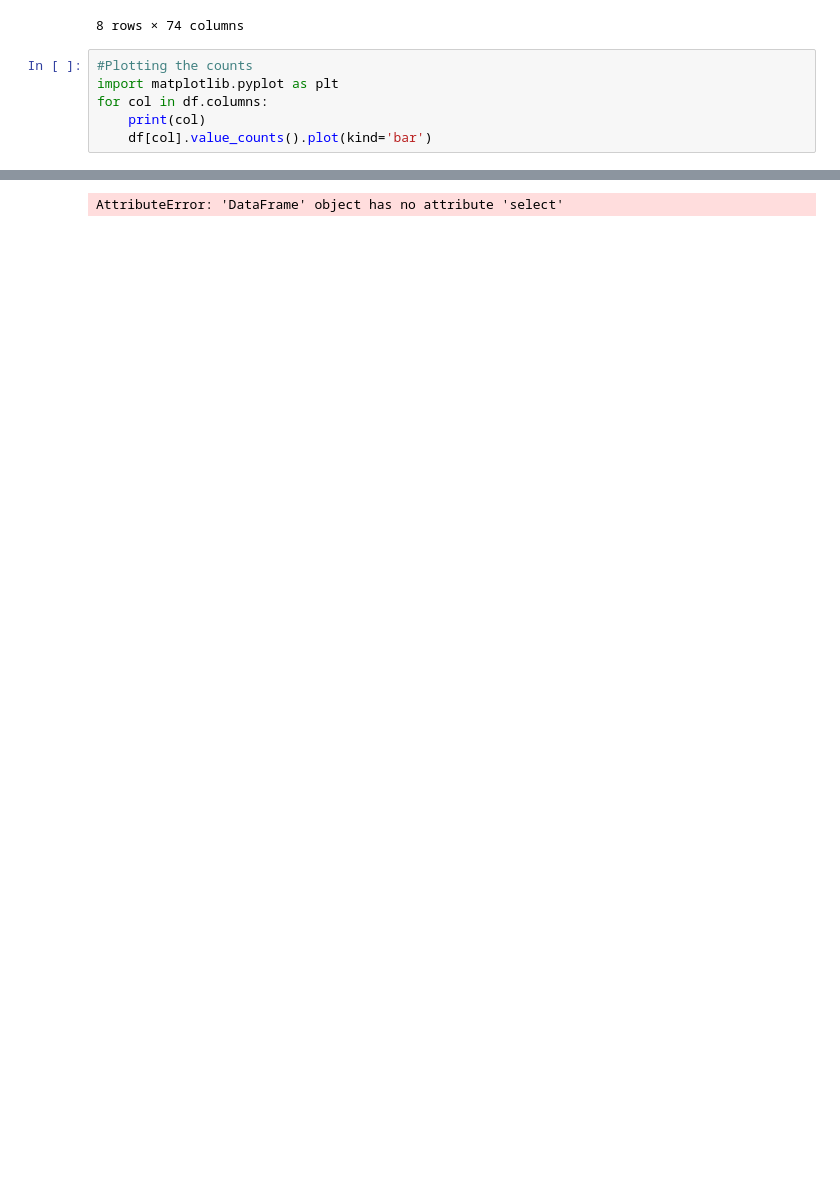
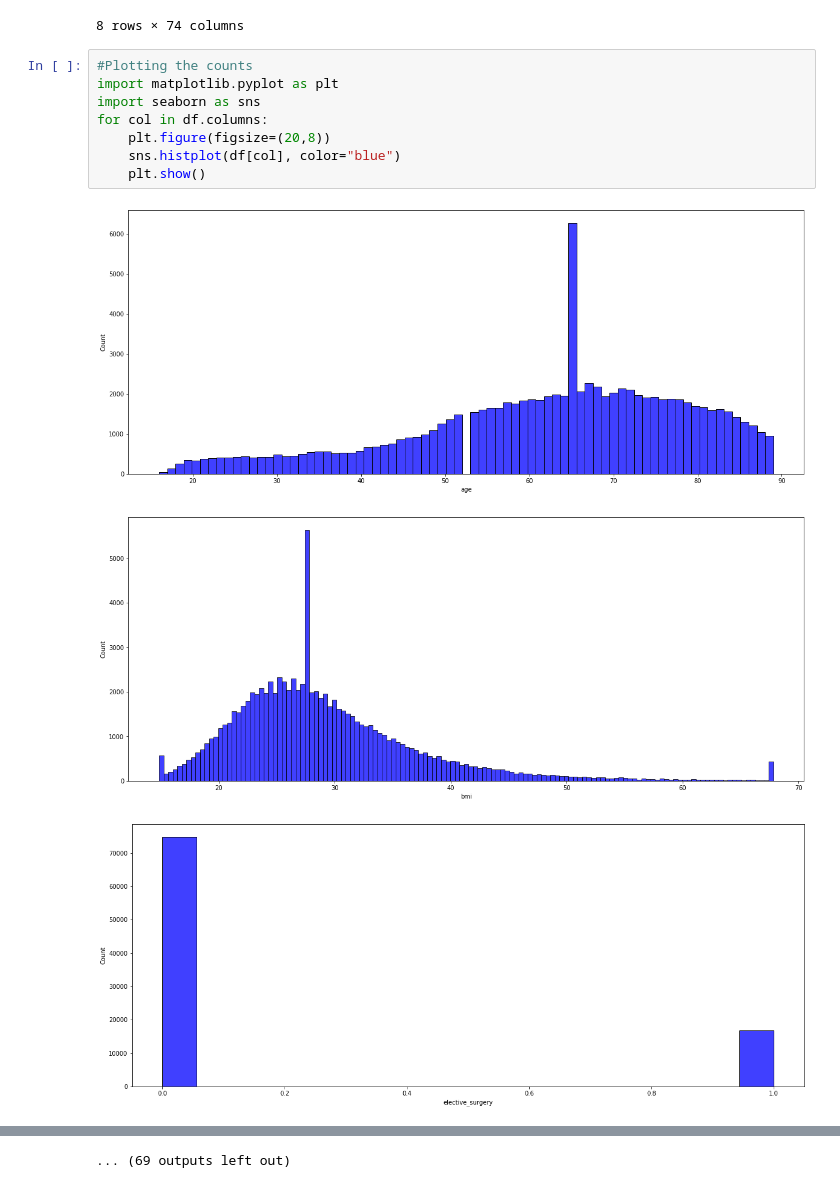
Before and after one commit to jaissugam/Patient-Survival-Prediction, a Jupyter notebook: project.ipynb, the cells around one changed output, grey strips where cells are left out. Drawn from its saved outputs; the diff is of its cells as text; blank space fills up the shorter version.

Commit message:
relationship plot complete

```diff
--- a/project.ipynb
+++ b/project.ipynb
@@ -75,7 +75,12 @@ df.describe()
 # %%
 #Plotting the counts
 import matplotlib.pyplot as plt
+import seaborn as sns
 for col in df.columns:
-    print(col)
-    df[col].value_counts().plot(kind='bar')
+    plt.figure(figsize=(20,8))
+    sns.histplot(df[col], color="blue")
+    plt.show()
 # %% [output]
+[figure, added]
+[figure, added]
+[figure, added]
@@ -82 +96 @@ for col in df.columns:
-AttributeError: 'DataFrame' object has no attribute 'select'
+... (69 outputs left out)
```
Also changed, not shown: parts of 2 cells of this notebook.
